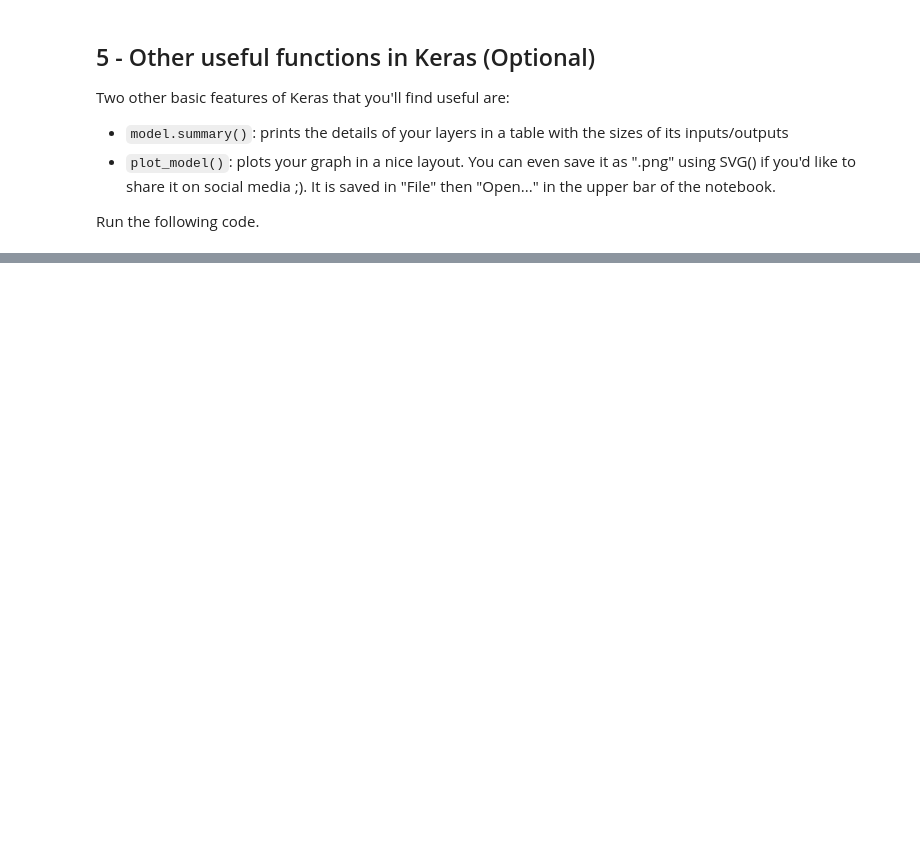
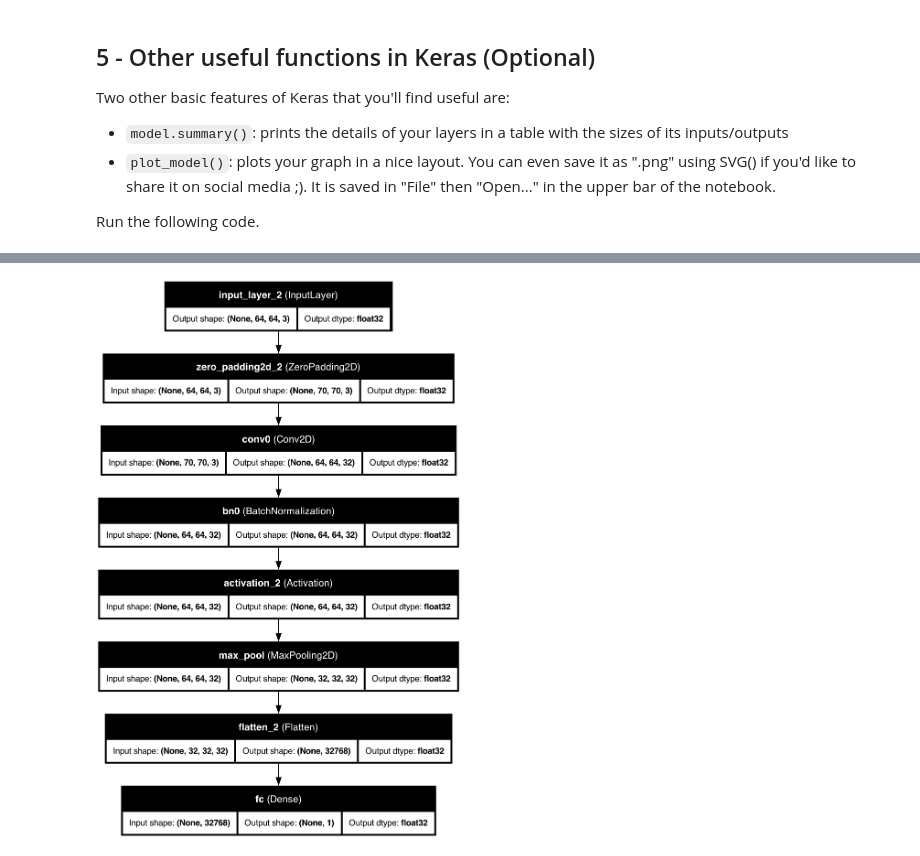
Before and after one commit to lamzhenhui/Coursera-Deep-Learning-deeplearning.ai, a Jupyter notebook: 04-Convolutional Neural Networks/week2/KerasTutorial/answer-Keras Tutoria-Happy House.ipynb, the cells around one changed output, grey strips where cells are left out. Drawn from its saved outputs; the diff is of its cells as text; code cells hidden in the pictures; blank space fills up the shorter version.

```diff
--- a/04-Convolutional Neural Networks/week2/KerasTutorial/answer-Keras Tutoria-Happy House.ipynb
+++ b/04-Convolutional Neural Networks/week2/KerasTutorial/answer-Keras Tutoria-Happy House.ipynb
@@ -297,4 +325,8 @@ _________________________________________________________________
 # %%
-plot_model(happyModel, to_file='HappyModel.png')
-SVG(model_to_dot(happyModel).create(prog='dot', format='svg'))
+# plot_model(happyModel, to_file='HappyModel.png')
+# SVG(model_to_dot(happyModel).create(prog='dot', format='svg'))
+keras.utils.plot_model(
+            happyModel, to_file='happyModel.png', show_shapes=True, show_dtype=True,
+            show_layer_names=True, rankdir='TB', expand_nested=True, dpi=96
+        )
 # %% [output]
@@ -301,0 +333 @@ SVG(model_to_dot(happyModel).create(prog='dot', format='svg'))
+[figure, added]
```
Also changed, not shown: parts of 6 cells of this notebook, 20 other files.
